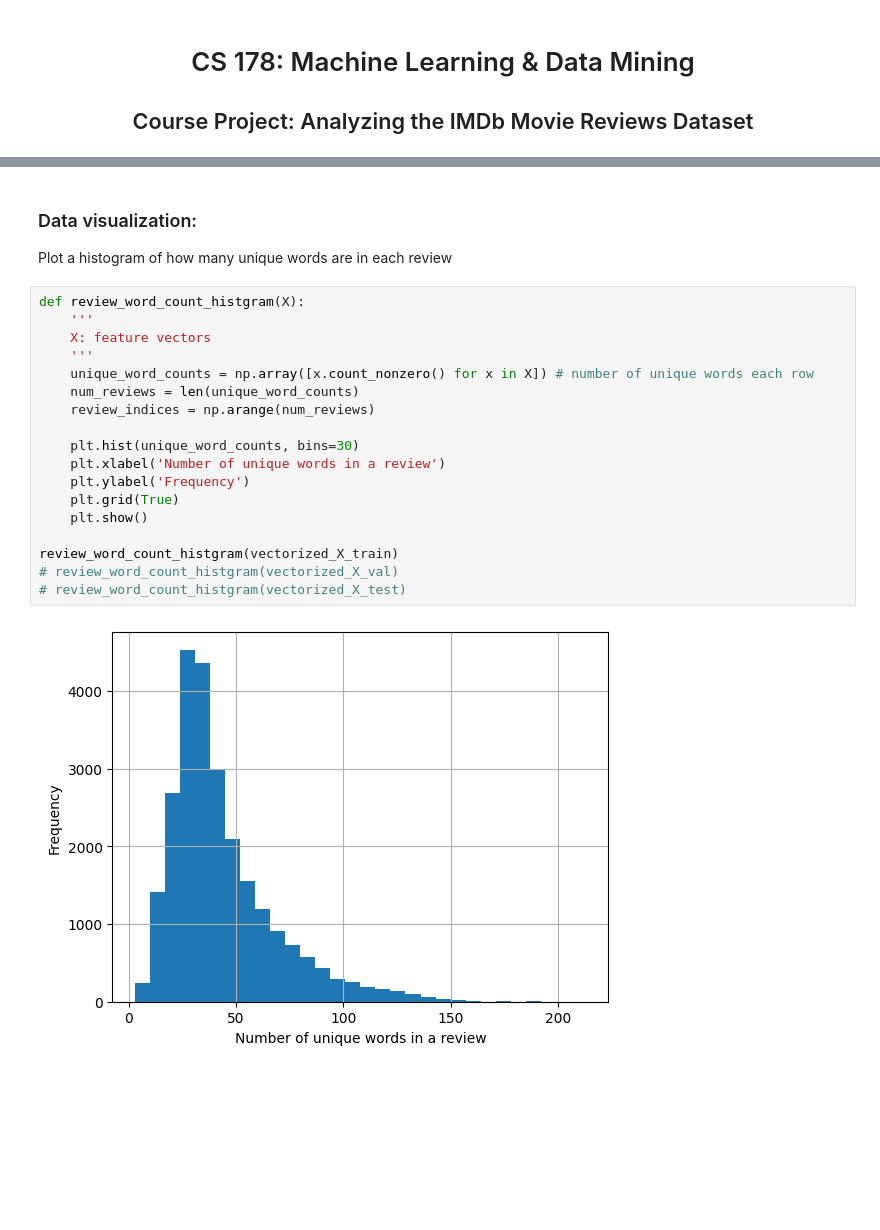
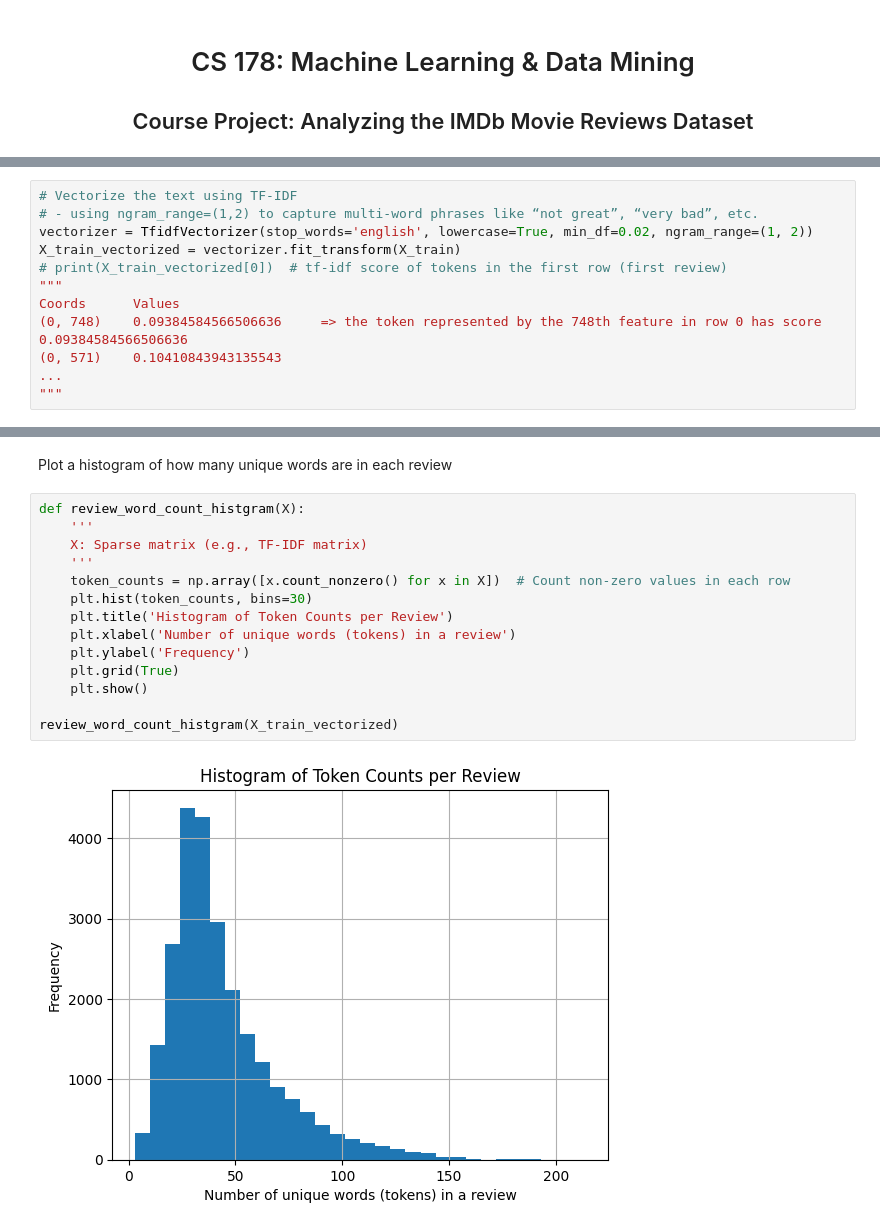
Before and after one commit to MiaNguyen912/cs178-IMDb-movie-reviews-classification--final-project-, a Jupyter notebook: IMDb_Movie_Reviews.ipynb, the cells around one changed output, grey strips where cells are left out. Drawn from its saved outputs; the diff is of its cells as text; blank space fills up the shorter version.

Commit message:
update Data exploration part

```diff
--- a/IMDb_Movie_Reviews.ipynb
+++ b/IMDb_Movie_Reviews.ipynb
@@ -108,0 +130,12 @@ vectorized_X_test = vectorizer.fit_transform(X_test)
+# %%
+# Vectorize the text using TF-IDF
+# - using ngram_range=(1,2) to capture multi-word phrases like “not great”, “very bad”, etc.
+vectorizer = TfidfVectorizer(stop_words='english', lowercase=True, min_df=0.02, ngram_range=(1, 2))
+X_train_vectorized = vectorizer.fit_transform(X_train)
+# print(X_train_vectorized[0])  # tf-idf score of tokens in the first row (first review)
+"""
+Coords	    Values
+(0, 748)	0.09384584566506636     => the token represented by the 748th feature in row 0 has score 0.09384584566506636
+(0, 571)	0.10410843943135543
+...
+"""
@@ -109,23 +200,18 @@ vectorized_X_test = vectorizer.fit_transform(X_test)
 # %% [markdown]
-### Data visualization:
 Plot a histogram of how many unique words are in each review
 # %%
 def review_word_count_histgram(X):
     '''
-    X: feature vectors
+    X: Sparse matrix (e.g., TF-IDF matrix)
     '''
-    unique_word_counts = np.array([x.count_nonzero() for x in X]) # number of unique words each row
-    num_reviews = len(unique_word_counts)
-    review_indices = np.arange(num_reviews)
-
-    plt.hist(unique_word_counts, bins=30)
-    plt.xlabel('Number of unique words in a review')
+    token_counts = np.array([x.count_nonzero() for x in X])  # Count non-zero values in each row
+    plt.hist(token_counts, bins=30)
+    plt.title('Histogram of Token Counts per Review')
+    plt.xlabel('Number of unique words (tokens) in a review')
     plt.ylabel('Frequency')
     plt.grid(True)
     plt.show()
 
-review_word_count_histgram(vectorized_X_train)
-# review_word_count_histgram(vectorized_X_val)
-# review_word_count_histgram(vectorized_X_test)
+review_word_count_histgram(X_train_vectorized)
 # %% [output]
-[figure, old version]
+[figure, new version]
```
Also changed, not shown: parts of 22 cells of this notebook.
